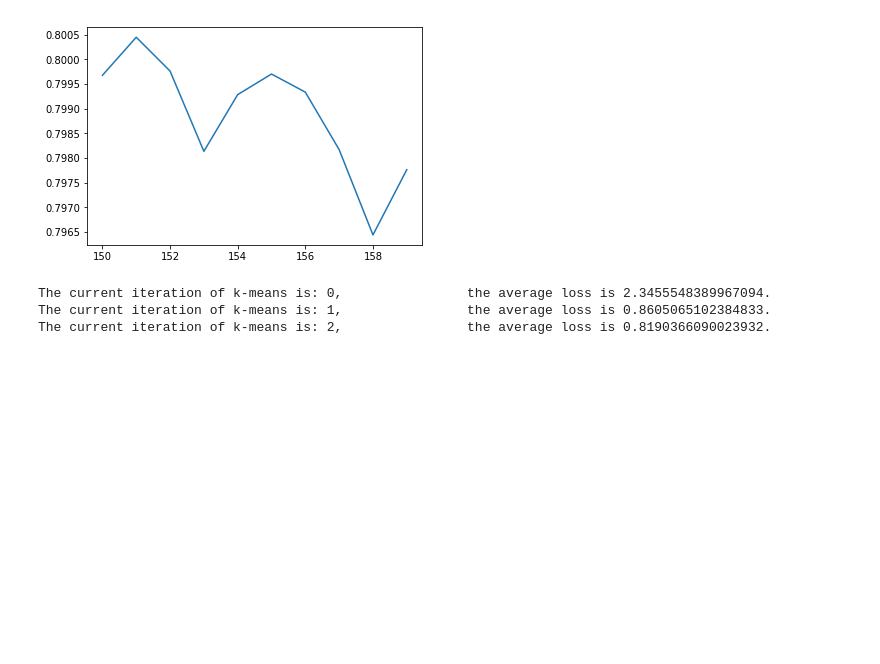
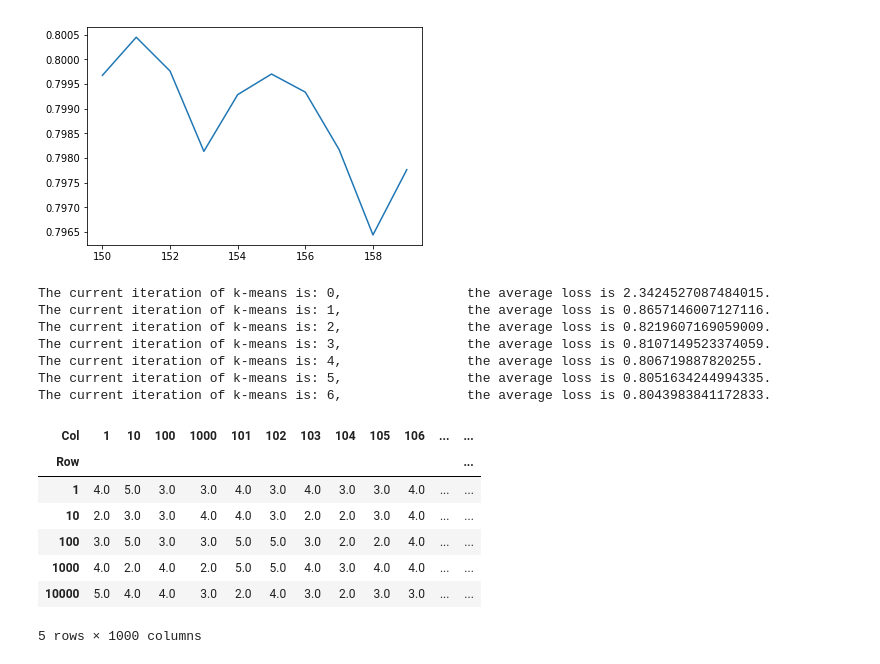
Before and after one commit to Battleman/Space-ML, a Jupyter notebook: Project2/Project2.ipynb, the cells around one changed output. Saved outputs shown, nothing was run; the diff lists cells and outputs as text; code cells hidden in the pictures; blank space fills up the shorter version.

```diff
--- a/Project2/Project2.ipynb
+++ b/Project2/Project2.ipynb
@@ -227,20 +227,32 @@ The current iteration of k-means is: 17,                the average loss is 0.79
 # %%
 #k chosen using the above plots
 k_opt=155
 #Defining the parameters
 max_iters = 100
-threshold = 1e-6
+threshold = 1e-3
 #Generating a prediction
 assignments, mu, _=kmeans(cli_vs_mov, k_opt, max_iters, threshold)
 classified=cli_vs_mov.copy()
 mu_rounded=np.round(mu)
 for i in range(k_opt):
     classified[assignments==i]=np.where(np.isnan(classified[assignments==i]),mu_rounded[i],classified[assignments==i])
 classified.head()
 # %% [output]
-The current iteration of k-means is: 0,                the average loss is 2.3455548389967094.
-The current iteration of k-means is: 1,                the average loss is 0.8605065102384833.
-The current iteration of k-means is: 2,                the average loss is 0.8190366090023932.
+The current iteration of k-means is: 0,                the average loss is 2.3424527087484015.
+The current iteration of k-means is: 1,                the average loss is 0.8657146007127116.
+The current iteration of k-means is: 2,                the average loss is 0.8219607169059009.
+The current iteration of k-means is: 3,                the average loss is 0.8107149523374059.
+The current iteration of k-means is: 4,                the average loss is 0.806719887820255.
+The current iteration of k-means is: 5,                the average loss is 0.8051634244994335.
+The current iteration of k-means is: 6,                the average loss is 0.8043983841172833.
+| Col | 1 | 10 | 100 | 1000 | 101 | 102 | 103 | 104 | 105 | 106 | ... | ... |
+| Row |  |  |  |  |  |  |  |  |  |  |  | ... |
+| 1 | 4.0 | 5.0 | 3.0 | 3.0 | 4.0 | 3.0 | 4.0 | 3.0 | 3.0 | 4.0 | ... | ... |
+| 10 | 2.0 | 3.0 | 3.0 | 4.0 | 4.0 | 3.0 | 2.0 | 2.0 | 3.0 | 4.0 | ... | ... |
+| 100 | 3.0 | 5.0 | 3.0 | 3.0 | 5.0 | 5.0 | 3.0 | 2.0 | 2.0 | 4.0 | ... | ... |
+| 1000 | 4.0 | 2.0 | 4.0 | 2.0 | 5.0 | 5.0 | 4.0 | 3.0 | 4.0 | 4.0 | ... | ... |
+| 10000 | 5.0 | 4.0 | 4.0 | 3.0 | 2.0 | 4.0 | 3.0 | 2.0 | 3.0 | 3.0 | ... | ... |
+5 rows × 1000 columns
 # %%
 #Converting the columns back to the Col column and making Row a column instead of an index
 classified=pd.melt(classified.reset_index(), id_vars=['Row'], var_name='Col', value_name='Rating')
```
Also changed, not shown: parts of 4 cells of this notebook, 1 other file.
